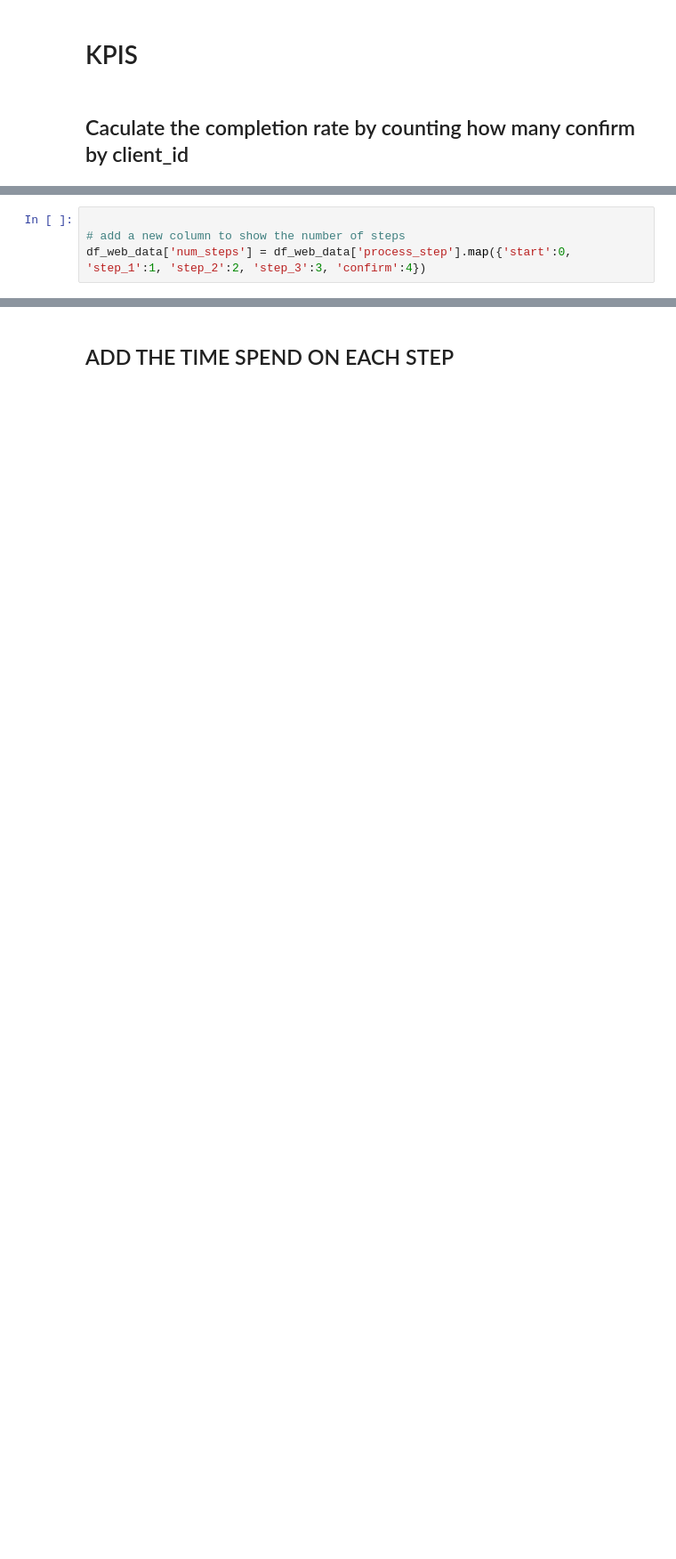
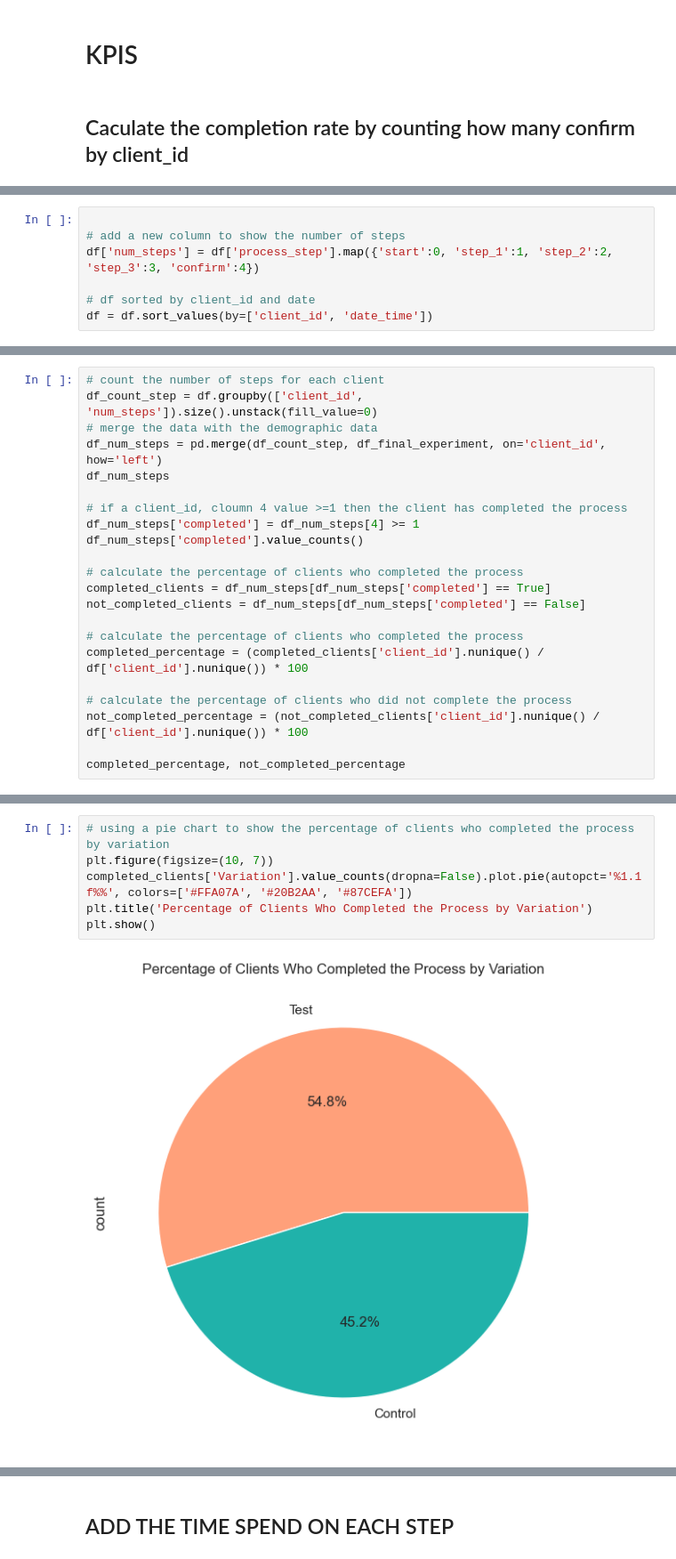
Before and after one commit to MustafaAldabbas/Project-Two-Big, a Jupyter notebook: Notebooks/Dan.ipynb, the cells around one changed output, grey strips where cells are left out. Shown at 89% size. Cells and saved outputs as stored; diff of their text form; blank space fills up the shorter version.

```diff
--- a/Notebooks/Dan.ipynb
+++ b/Notebooks/Dan.ipynb
@@ -343,4 +320,7 @@ plt.show()
 # %%
 
 # add a new column to show the number of steps
-df_web_data['num_steps'] = df_web_data['process_step'].map({'start':0, 'step_1':1, 'step_2':2, 'step_3':3, 'confirm':4})
+df['num_steps'] = df['process_step'].map({'start':0, 'step_1':1, 'step_2':2, 'step_3':3, 'confirm':4})
+
+# df sorted by client_id and date
+df = df.sort_values(by=['client_id', 'date_time'])
@@ -353,0 +327,22 @@ df_web_data
+# %%
+# count the number of steps for each client
+df_count_step = df.groupby(['client_id', 'num_steps']).size().unstack(fill_value=0)
+# merge the data with the demographic data
+df_num_steps = pd.merge(df_count_step, df_final_experiment, on='client_id', how='left')
+df_num_steps
+
+# if a client_id, cloumn 4 value >=1 then the client has completed the process
+df_num_steps['completed'] = df_num_steps[4] >= 1
+df_num_steps['completed'].value_counts()
+
+# calculate the percentage of clients who completed the process
+completed_clients = df_num_steps[df_num_steps['completed'] == True]
+not_completed_clients = df_num_steps[df_num_steps['completed'] == False]
+
+# calculate the percentage of clients who completed the process
+completed_percentage = (completed_clients['client_id'].nunique() / df['client_id'].nunique()) * 100
+
+# calculate the percentage of clients who did not complete the process
+not_completed_percentage = (not_completed_clients['client_id'].nunique() / df['client_id'].nunique()) * 100
+
+completed_percentage, not_completed_percentage
@@ -353,0 +351,8 @@ df_web_data
+# %%
+# using a pie chart to show the percentage of clients who completed the process by variation
+plt.figure(figsize=(10, 7))
+completed_clients['Variation'].value_counts(dropna=False).plot.pie(autopct='%1.1f%%', colors=['#FFA07A', '#20B2AA', '#87CEFA'])
+plt.title('Percentage of Clients Who Completed the Process by Variation')
+plt.show()
+# %% [output]
+[figure, added]
```
Also changed, not shown: parts of 61 cells of this notebook.
